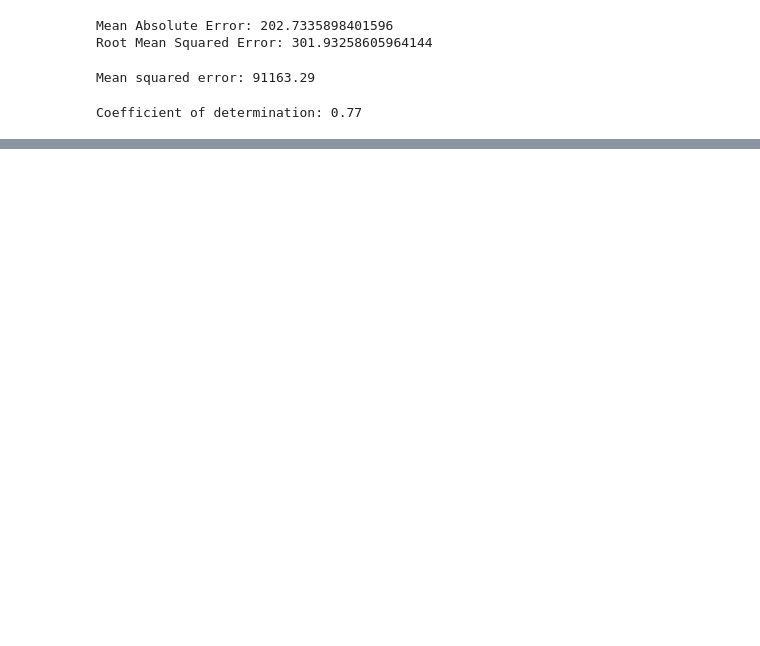
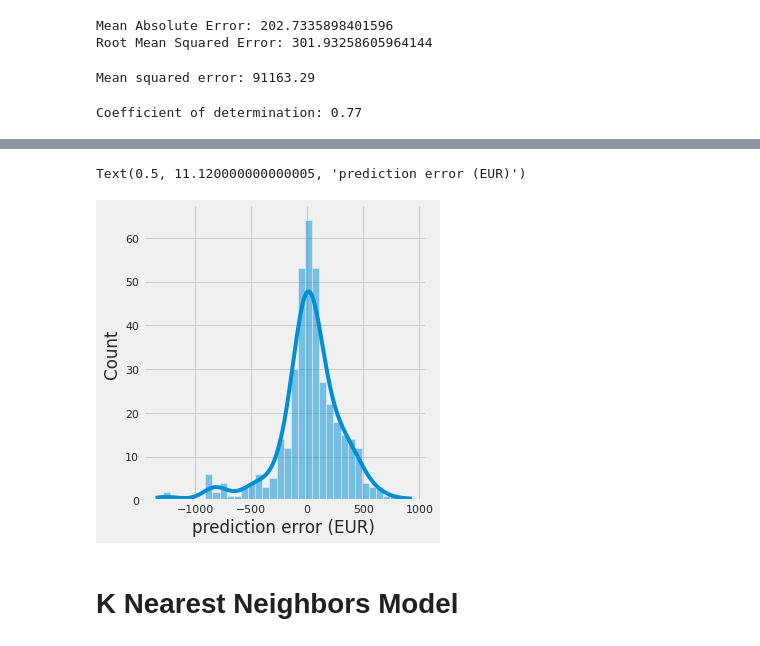
Before and after one commit to DanielKorenDataScience/RegressionProject, a Jupyter notebook: Regression Project.ipynb, the cells around one changed output, grey strips where cells are left out. Drawn from its saved outputs; the diff is of its cells as text; code cells hidden in the pictures; blank space fills up the shorter version.

```diff
--- a/Regression Project.ipynb
+++ b/Regression Project.ipynb
@@ -641,0 +634,8 @@ ValueError: ignored
+# %%
+sns.displot(y_pred - y_test, kde=True)
+plt.xlabel('prediction error (EUR)')
+# %% [output]
+Text(0.5, 11.120000000000005, 'prediction error (EUR)')
+[figure, added]
+# %% [markdown]
+# K Nearest Neighbors Model
```
Also changed, not shown: parts of 5 cells of this notebook.
